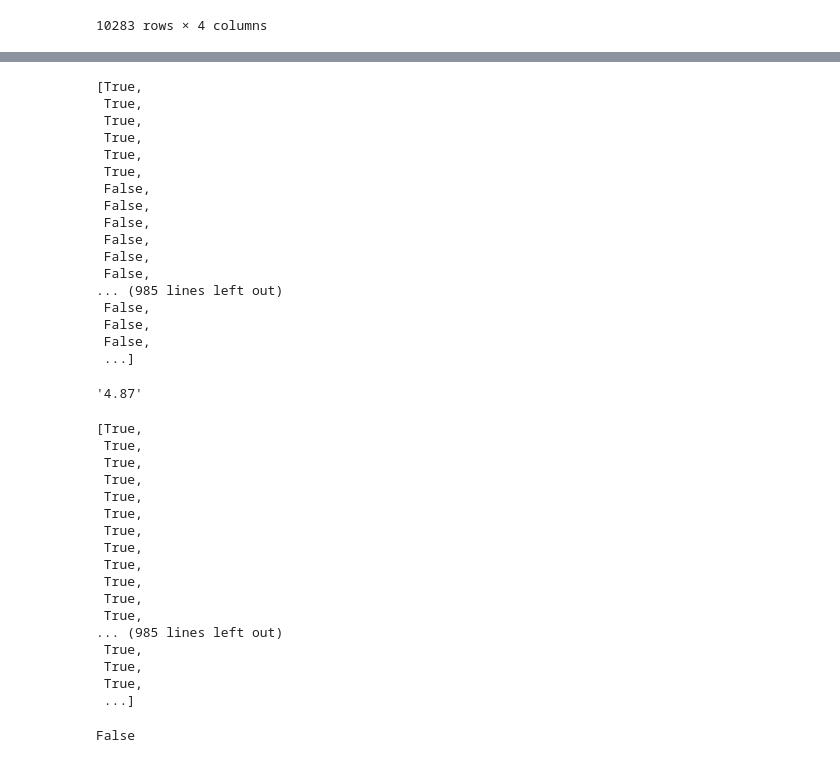
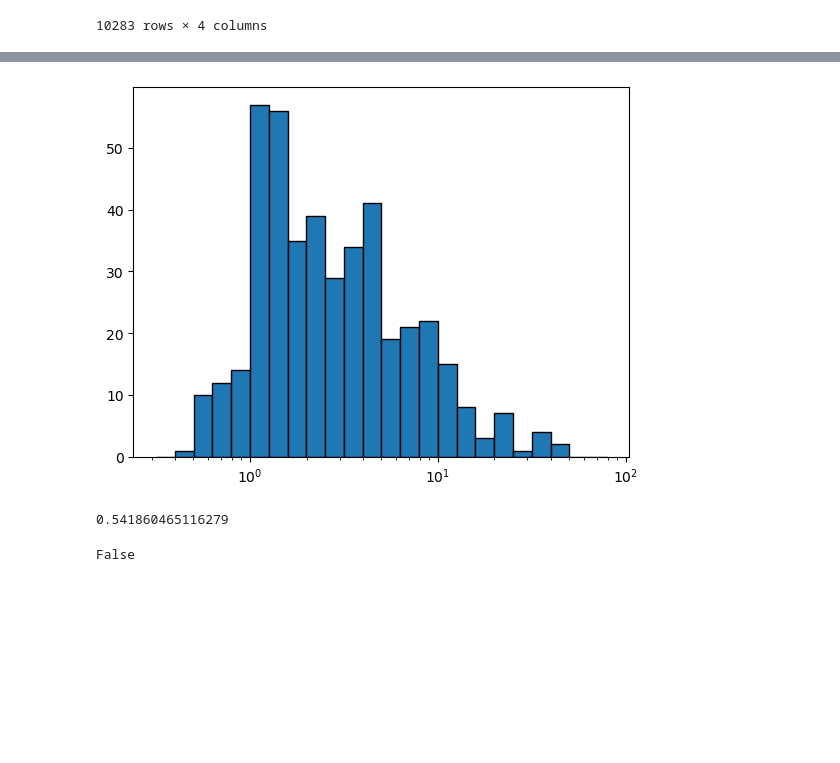
Before and after one commit to sdray5/projects, a Jupyter notebook: tcgplayer/Obsidian Flames Data Analysis.ipynb, the cells around one changed output, grey strips where cells are left out. Drawn from its saved outputs; the diff is of its cells as text; code cells hidden in the pictures; blank space fills up the shorter version.

Commit message:
Added histogram to Obsidian Flames dataset

```diff
--- a/tcgplayer/Obsidian Flames Data Analysis.ipynb
+++ b/tcgplayer/Obsidian Flames Data Analysis.ipynb
@@ -163,48 +124,32 @@ Name: Market Price, Length: 430, dtype: object
-# %%
-new_list = adj_mismatch.insert(0, True)
-adj_mismatch
-# %% [output]
-[True,
- True,
- True,
- True,
- True,
- True,
- False,
- False,
- False,
- False,
- False,
- False,
-... (985 lines left out)
- False,
- False,
- False,
- ...]
-# %%
-of_cleaned.iloc[0]['Market Price']
-# %% [output]
-'4.87'
-# %%
-adj_match
-# %% [output]
-[True,
- True,
- True,
- True,
- True,
- True,
- True,
- True,
- True,
- True,
- True,
- True,
-... (985 lines left out)
- True,
- True,
- True,
- ...]
+# %%
+match_adj_product = [of_cleaned['Product'][i] == of_cleaned['Product'][i+1] for i in range(len(of_cleaned['Product'])-1)]
+match_adj_foil = [of_cleaned['Foil'][i] == of_cleaned['Foil'][i+1] for i in range(len(of_cleaned['Foil'])-1)]
+adj_match = [match_adj_product[i] and match_adj_foil[i] for i in range(len(match_adj_product))]
+adj_mismatch = [not i for i in adj_match]
+first_entries = adj_mismatch.copy()
+first_entries.insert(0, True)
+last_entries = adj_mismatch.copy()
+last_entries.append(True)
+first_market_price = of_cleaned[first_entries]['Market Price']
+latest_market_price = of_cleaned[last_entries]['Market Price']
+first_market_price = first_market_price.astype(float)
+latest_market_price = latest_market_price.astype(float)
+first_market_price = first_market_price.reset_index(drop=True)
+latest_market_price = latest_market_price.reset_index(drop=True)
+# %%
+import matplotlib.pyplot as plt
+initial_price_factor = [first_market_price[i]/latest_market_price[i] for i in range(len(latest_market_price))]
+bins = 10**(.1*np.arange(-5,20))
+plt.hist(initial_price_factor, bins=bins, edgecolor='black')
+plt.xscale("log")
+# seems that initial market prices are often several times higher than the price it settles at
+# %% [output]
+[figure, added]
+# %%
+sum([initial_price_factor[i] > 2 for i in range(len(initial_price_factor))]) / len([initial_price_factor[i] > 2 for i in range(len(initial_price_factor))])
+# 54% of the initial prices are more than double the latest price in the dataset
+# %% [output]
+0.541860465116279
 # %%
 # tells us whether the product is the same as the previous line product
 # match_prev_product = [of_cleaned['Product'][i] == of_cleaned['Product'][i+1] for i in range(len(of_cleaned['Product'])-1)]
```
Also changed, not shown: parts of 2 cells of this notebook.
